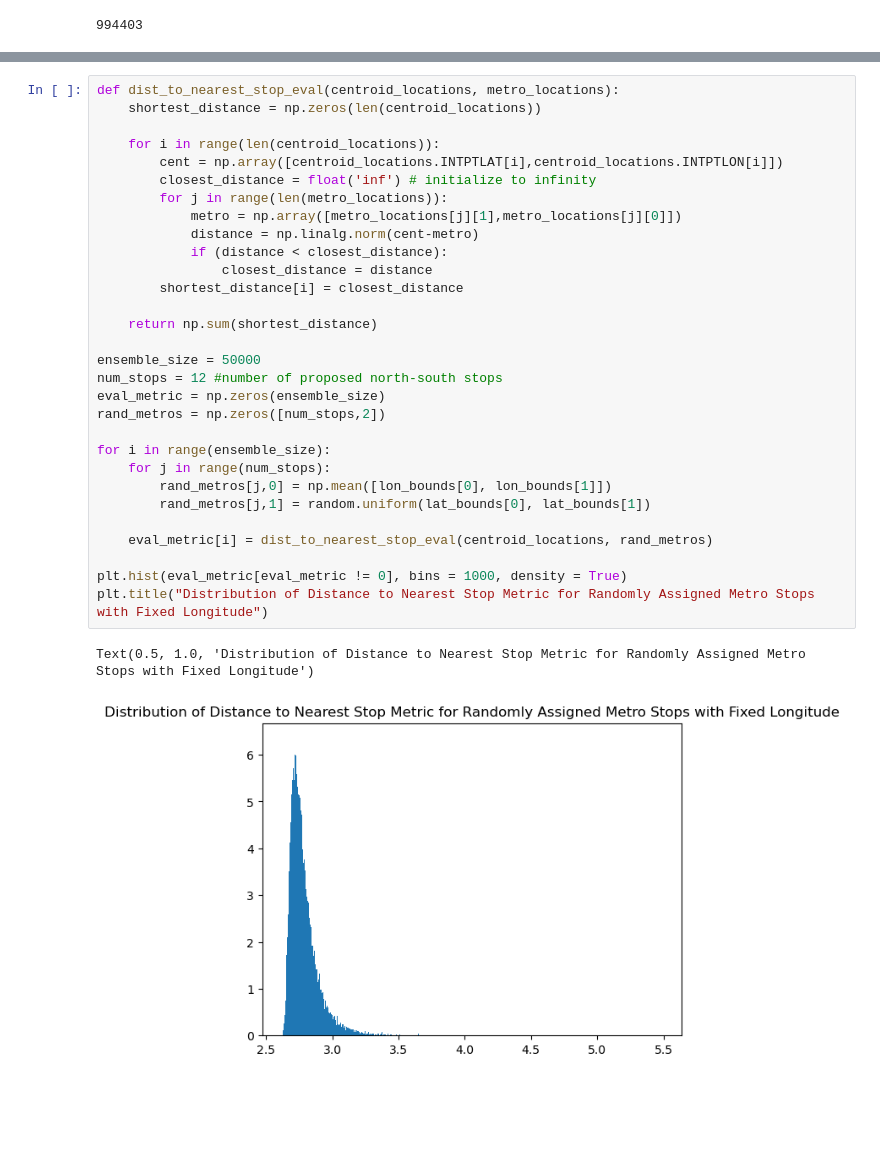
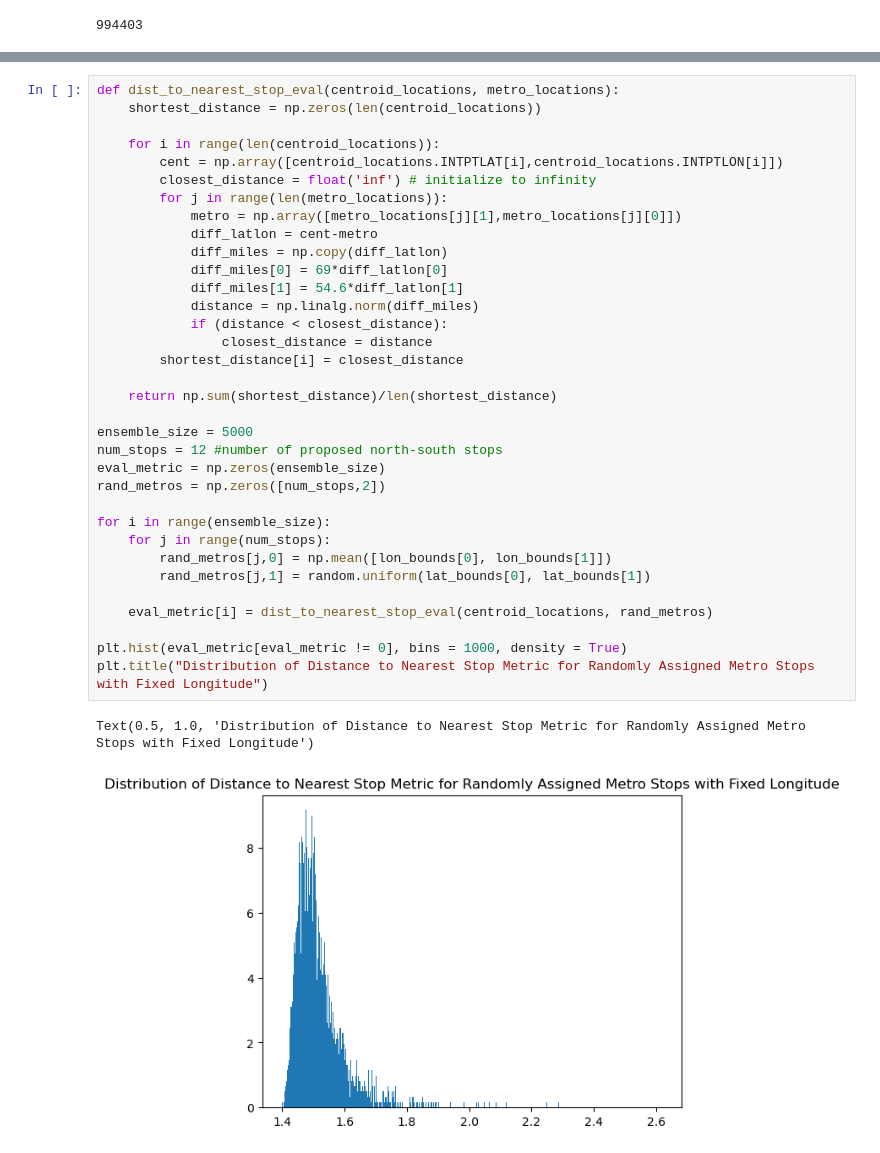
Before and after one commit to juliatompkins/trio-capstone, a Jupyter notebook: algorithms code/Ensemble Analysis Take 1.ipynb, the cells around one changed output, grey strips where cells are left out. Cells and saved outputs as stored; diff of their text form; blank space fills up the shorter version.

```diff
--- a/algorithms code/Ensemble Analysis Take 1.ipynb
+++ b/algorithms code/Ensemble Analysis Take 1.ipynb
@@ -78,33 +78,37 @@ fig.update_layout(mapbox_style="open-street-map")
 # %%
 def dist_to_nearest_stop_eval(centroid_locations, metro_locations):
     shortest_distance = np.zeros(len(centroid_locations))
 
     for i in range(len(centroid_locations)):
         cent = np.array([centroid_locations.INTPTLAT[i],centroid_locations.INTPTLON[i]])
         closest_distance = float('inf') # initialize to infinity
         for j in range(len(metro_locations)):
             metro = np.array([metro_locations[j][1],metro_locations[j][0]])
-            distance = np.linalg.norm(cent-metro)
+            diff_latlon = cent-metro
+            diff_miles = np.copy(diff_latlon)
+            diff_miles[0] = 69*diff_latlon[0]
+            diff_miles[1] = 54.6*diff_latlon[1]
+            distance = np.linalg.norm(diff_miles)
             if (distance < closest_distance):
                 closest_distance = distance
         shortest_distance[i] = closest_distance
 
-    return np.sum(shortest_distance)
+    return np.sum(shortest_distance)/len(shortest_distance)
 
-ensemble_size = 50000
+ensemble_size = 5000
 num_stops = 12 #number of proposed north-south stops
 eval_metric = np.zeros(ensemble_size)
 rand_metros = np.zeros([num_stops,2])
 
 for i in range(ensemble_size):
     for j in range(num_stops):
         rand_metros[j,0] = np.mean([lon_bounds[0], lon_bounds[1]])
         rand_metros[j,1] = random.uniform(lat_bounds[0], lat_bounds[1])
 
     eval_metric[i] = dist_to_nearest_stop_eval(centroid_locations, rand_metros)
 
 plt.hist(eval_metric[eval_metric != 0], bins = 1000, density = True)
 plt.title("Distribution of Distance to Nearest Stop Metric for Randomly Assigned Metro Stops with Fixed Longitude")
 # %% [output]
 Text(0.5, 1.0, 'Distribution of Distance to Nearest Stop Metric for Randomly Assigned Metro Stops with Fixed Longitude')
-[figure, old version]
+[figure, new version]
```
Also changed, not shown: parts of 1 cell of this notebook, 1 other file.
